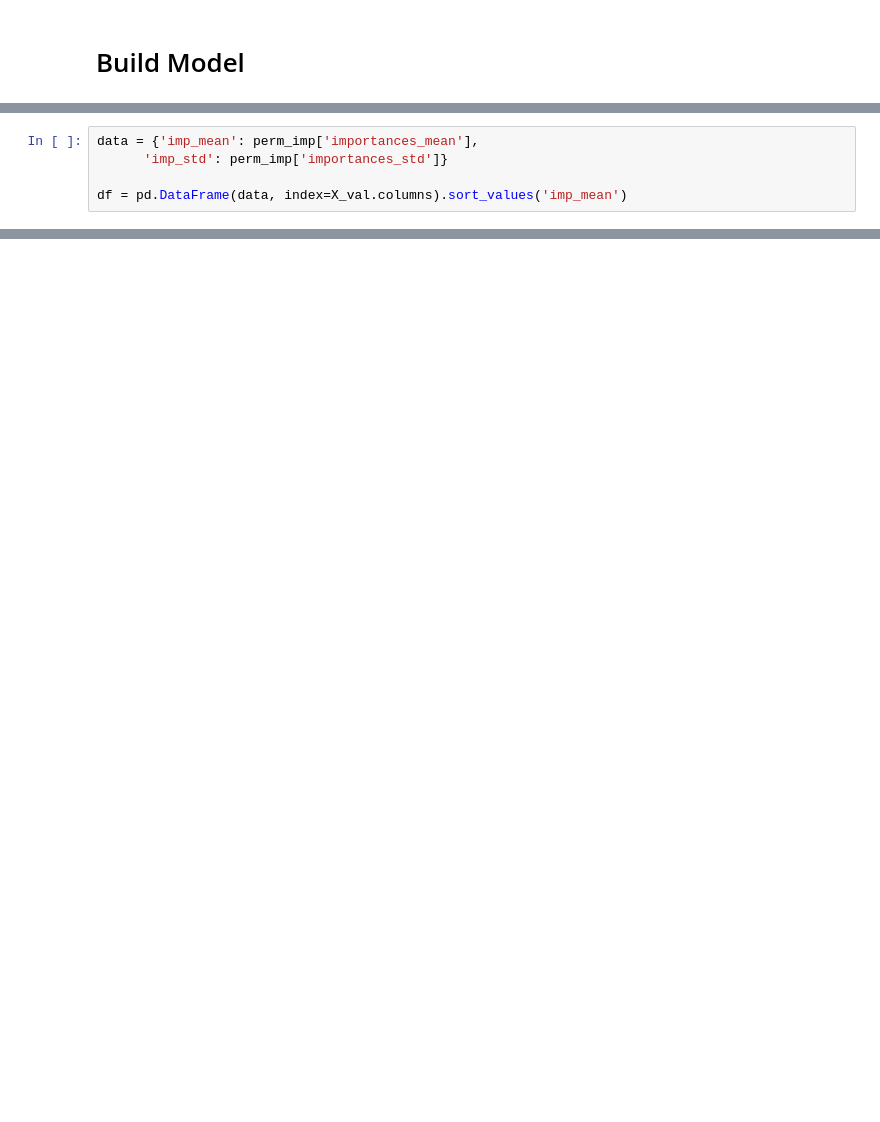
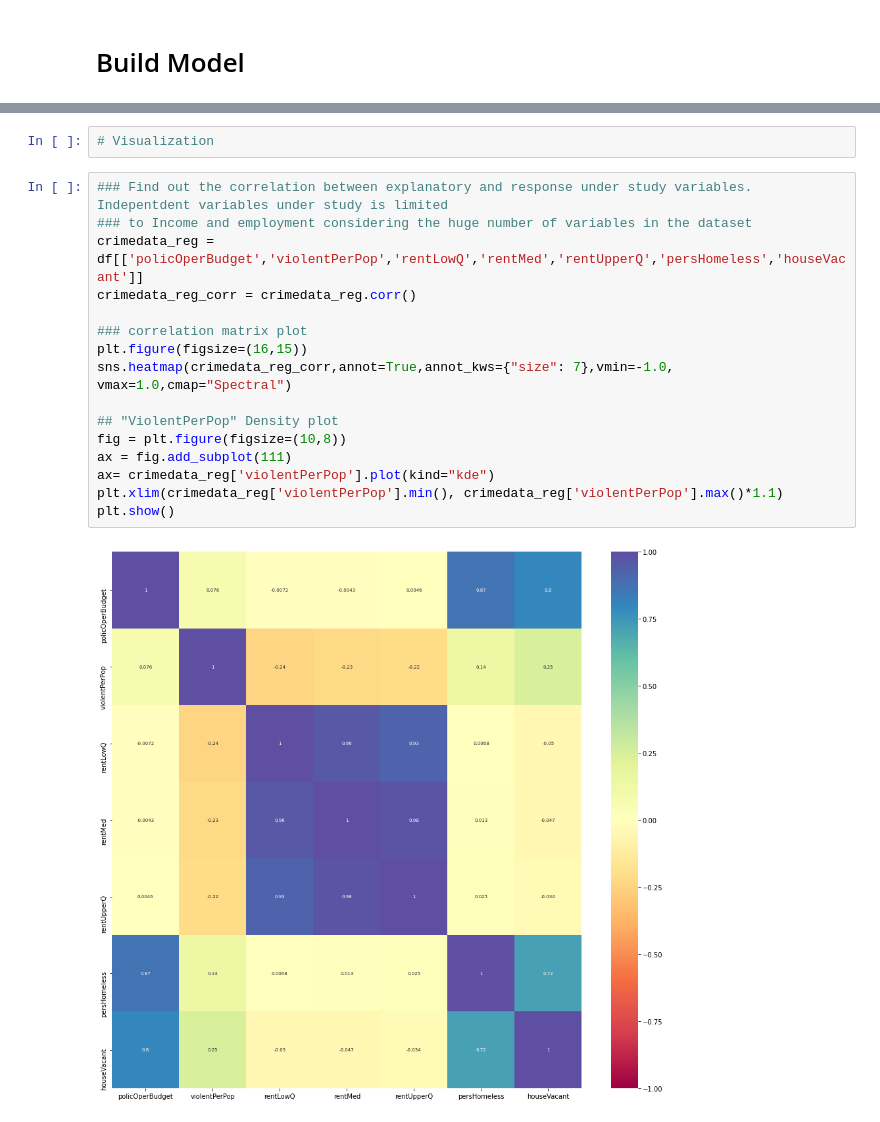
Before and after one commit to SALH2K/DS-Unit-2-Build, a Jupyter notebook: DS_Unit_2_Build.ipynb, the cells around one changed output, grey strips where cells are left out. Drawn from its saved outputs; the diff is of its cells as text; blank space fills up the shorter version.

```diff
--- a/DS_Unit_2_Build.ipynb
+++ b/DS_Unit_2_Build.ipynb
@@ -286,5 +162,0 @@ perm_imp = permutation_importance(
-# %%
-data = {'imp_mean': perm_imp['importances_mean'],
-      'imp_std': perm_imp['importances_std']}
-
-df = pd.DataFrame(data, index=X_val.columns).sort_values('imp_mean')
@@ -294,0 +196,20 @@ df['imp_mean'].tail(10).plot(kind='barh')
+# %%
+# Visualization
+# %%
+### Find out the correlation between explanatory and response under study variables. Indepentdent variables under study is limited
+### to Income and employment considering the huge number of variables in the dataset
+crimedata_reg = df[['policOperBudget','violentPerPop','rentLowQ','rentMed','rentUpperQ','persHomeless','houseVacant']]
+crimedata_reg_corr = crimedata_reg.corr()
+
+### correlation matrix plot
+plt.figure(figsize=(16,15))
+sns.heatmap(crimedata_reg_corr,annot=True,annot_kws={"size": 7},vmin=-1.0, vmax=1.0,cmap="Spectral")
+
+## "ViolentPerPop" Density plot
+fig = plt.figure(figsize=(10,8))
+ax = fig.add_subplot(111)
+ax= crimedata_reg['violentPerPop'].plot(kind="kde")
+plt.xlim(crimedata_reg['violentPerPop'].min(), crimedata_reg['violentPerPop'].max()*1.1)
+plt.show()
+# %% [output]
+[figure, added]
```
Also changed, not shown: parts of 38 cells of this notebook.
